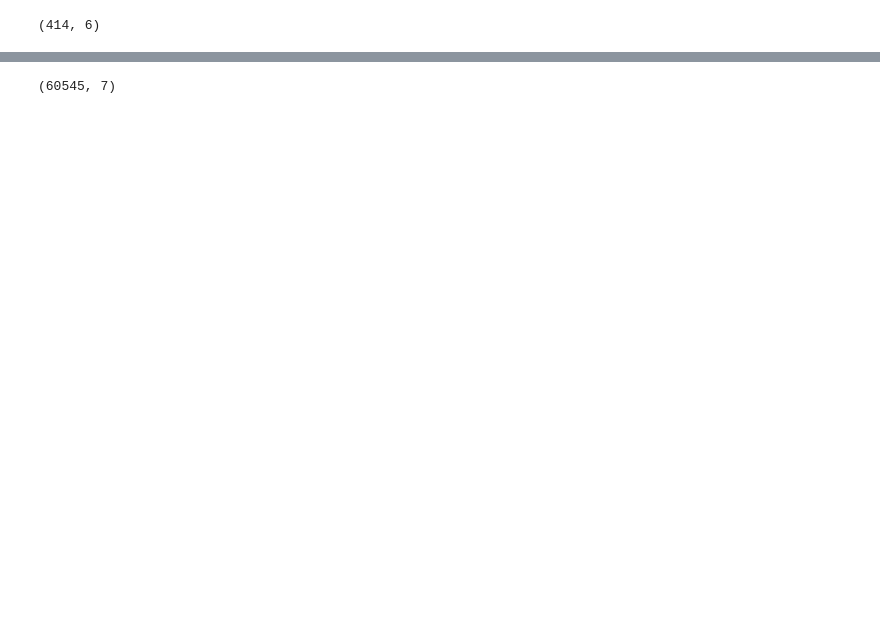
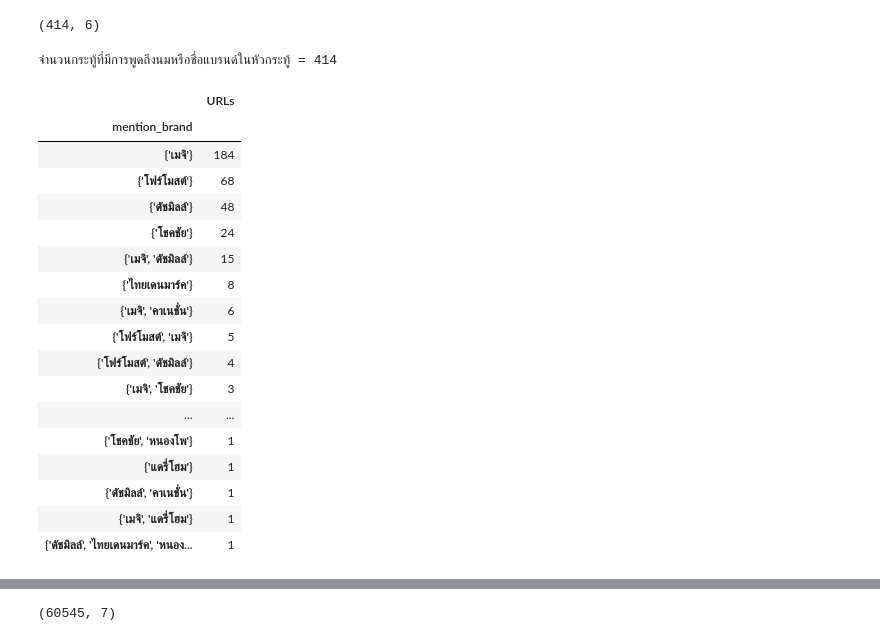
Before and after one commit to pacharapol4066/Product-Position-SNA, a Jupyter notebook: EDA_Token_CoocMat_MongoDB_FineTune1.ipynb, the cells around one changed output, grey strips where cells are left out. Drawn from its saved outputs; the diff is of its cells as text; code cells hidden in the pictures; blank space fills up the shorter version.

```diff
--- a/EDA_Token_CoocMat_MongoDB_FineTune1.ipynb
+++ b/EDA_Token_CoocMat_MongoDB_FineTune1.ipynb
@@ -455,3 +472,31 @@ df_urls_milk = df_thr_process[(df_thr_process.mention_brand.str.len() != 0) & (d
 df_urls_milk.shape
 # %% [output]
 (414, 6)
+# %%
+df_view = df_urls_milk[['URLs','mention_brand']]
+df_view.column = ['URLs','mention_brand']
+df_view_count = df_view.groupby('mention_brand').count()
+print('จำนวนกระทู้ที่มีการพูดถึงนมหรือชื่อแบรนด์ในหัวกระทู้ =',df_view.shape[0])
+# %% [output]
+จำนวนกระทู้ที่มีการพูดถึงนมหรือชื่อแบรนด์ในหัวกระทู้ = 414
+# %%
+df_view_count.sort_values(by='URLs',ascending=False)
+# %% [output]
+|  | URLs |
+| mention_brand |  |
+| {'เมจิ'} | 184 |
+| {'โฟร์โมสต์'} | 68 |
+| {'ดัชมิลล์'} | 48 |
+| {'โชคชัย'} | 24 |
+| {'เมจิ', 'ดัชมิลล์'} | 15 |
+| {'ไทยเดนมาร์ค'} | 8 |
+| {'เมจิ', 'คาเนชั่น'} | 6 |
+| {'โฟร์โมสต์', 'เมจิ'} | 5 |
+| {'โฟร์โมสต์', 'ดัชมิลล์'} | 4 |
+| {'เมจิ', 'โชคชัย'} | 3 |
+| ... | ... |
+| {'โชคชัย', 'หนองโพ'} | 1 |
+| {'แดรี่โฮม'} | 1 |
+| {'ดัชมิลล์', 'คาเนชั่น'} | 1 |
+| {'เมจิ', 'แดรี่โฮม'} | 1 |
+| {'ดัชมิลล์', 'ไทยเดนมาร์ค', 'หนอง... | 1 |
```
Also changed, not shown: parts of 23 cells of this notebook.
